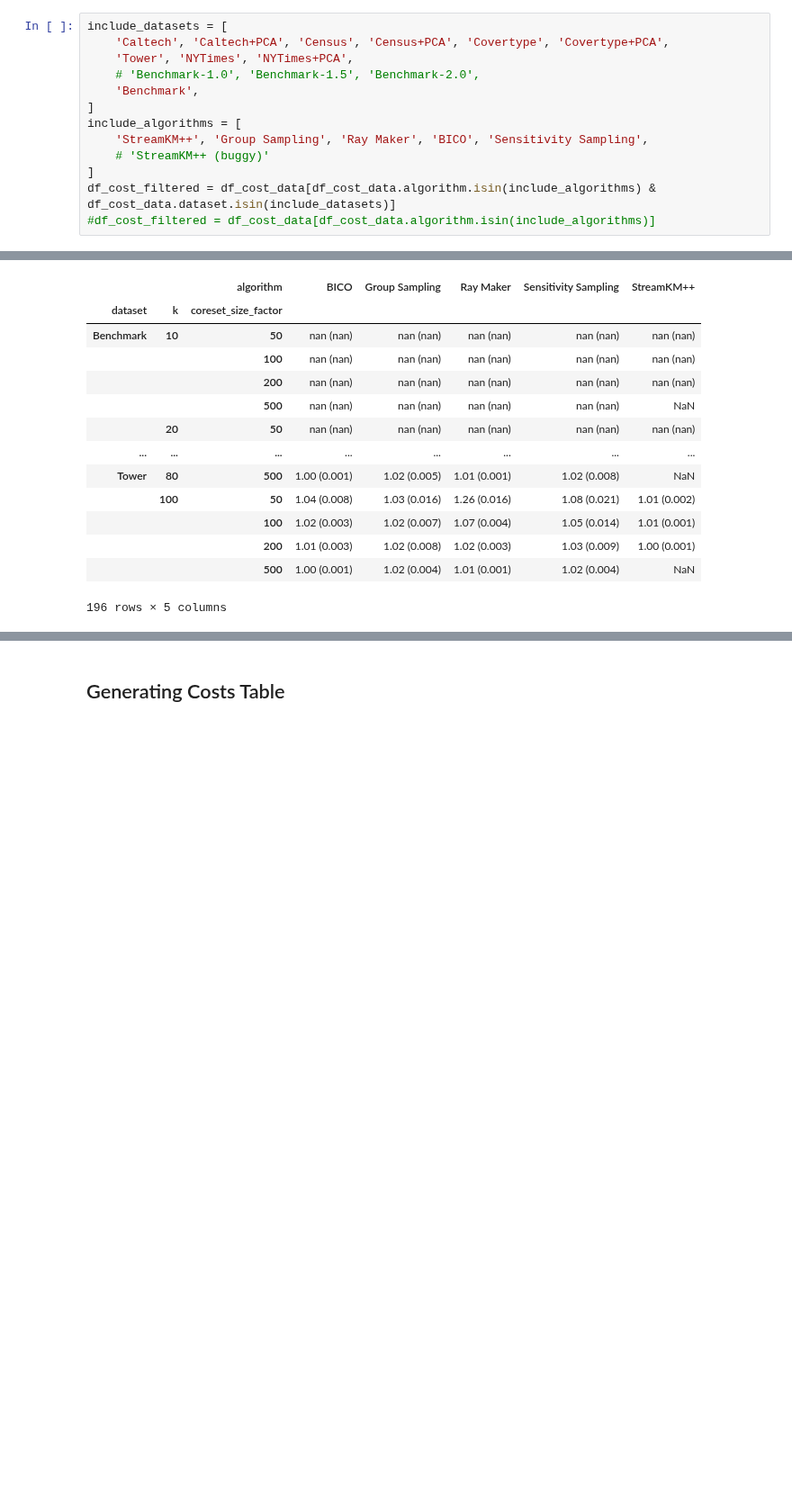
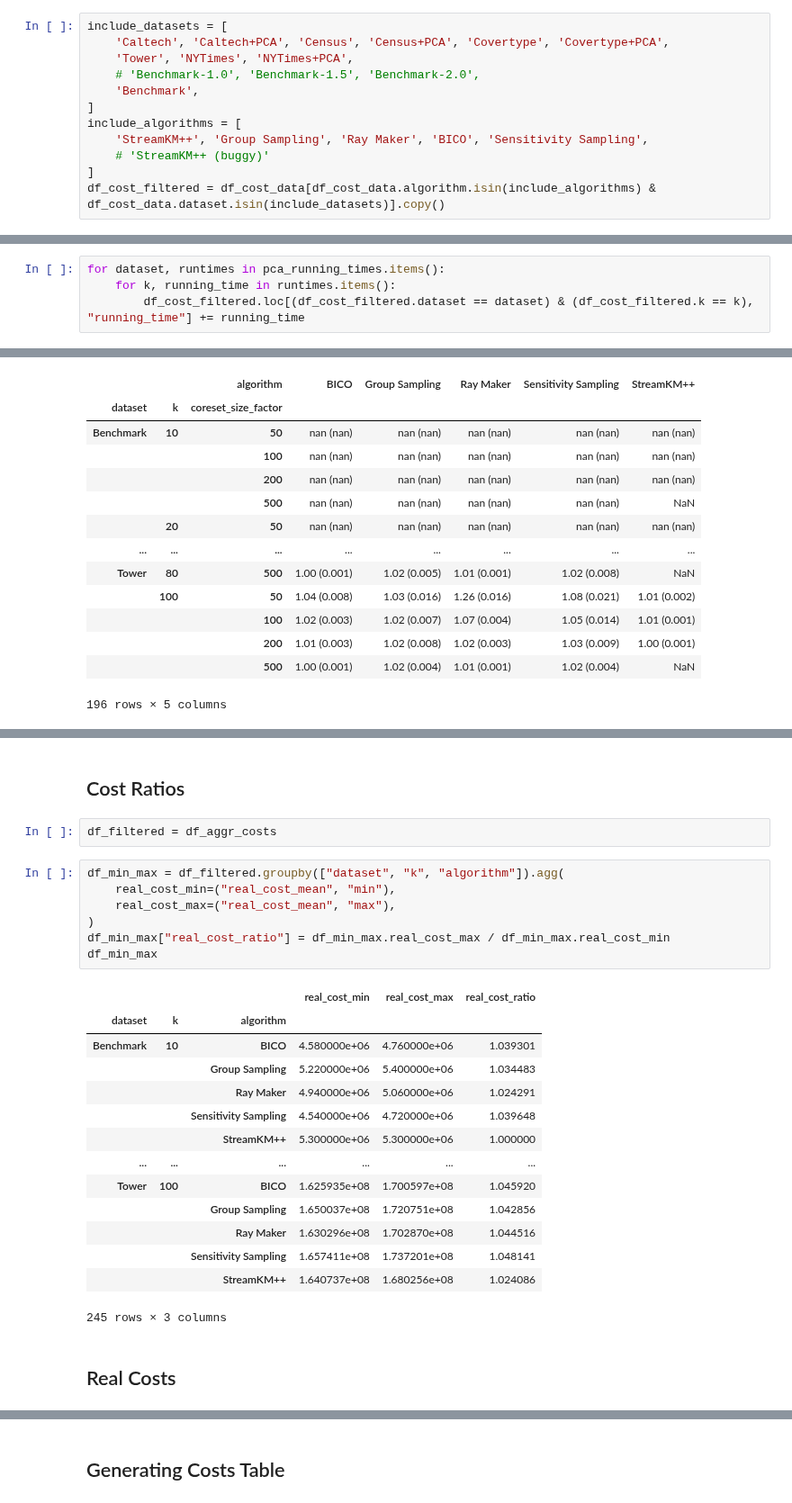
Before and after one commit to sheikhomar/coresets-bench, a Jupyter notebook: pynb/27-updated-results.ipynb, the cells around one changed output, grey strips where cells are left out. Shown at 90% size. Drawn from its saved outputs; the diff is of its cells as text; blank space fills up the shorter version.

```diff
--- a/pynb/27-updated-results.ipynb
+++ b/pynb/27-updated-results.ipynb
@@ -221,5 +221,4 @@ include_algorithms = [
     'StreamKM++', 'Group Sampling', 'Ray Maker', 'BICO', 'Sensitivity Sampling',
     # 'StreamKM++ (buggy)'
 ]
-df_cost_filtered = df_cost_data[df_cost_data.algorithm.isin(include_algorithms) & df_cost_data.dataset.isin(include_datasets)]
-#df_cost_filtered = df_cost_data[df_cost_data.algorithm.isin(include_algorithms)]
+df_cost_filtered = df_cost_data[df_cost_data.algorithm.isin(include_algorithms) & df_cost_data.dataset.isin(include_datasets)].copy()
@@ -226,3 +267,7 @@ df_cost_filtered = df_cost_data[df_cost_data.algorithm.isin(include_algorithms)
+# %%
+for dataset, runtimes in pca_running_times.items():
+    for k, running_time in runtimes.items():
+        df_cost_filtered.loc[(df_cost_filtered.dataset == dataset) & (df_cost_filtered.k == k), "running_time"] += running_time
 # %%
 df_aggr_costs = aggregate_costs(df_cost_filtered)
 # %%
@@ -365,0 +468,28 @@ df_results_table
+# %% [markdown]
+## Cost Ratios
+# %%
+df_filtered = df_aggr_costs
+# %%
+df_min_max = df_filtered.groupby(["dataset", "k", "algorithm"]).agg(
+    real_cost_min=("real_cost_mean", "min"),
+    real_cost_max=("real_cost_mean", "max"),
+)
+df_min_max["real_cost_ratio"] = df_min_max.real_cost_max / df_min_max.real_cost_min
+df_min_max
+# %% [output]
+|  |  |  | real_cost_min | real_cost_max | real_cost_ratio |
+| dataset | k | algorithm |  |  |  |
+| Benchmark | 10 | BICO | 4.580000e+06 | 4.760000e+06 | 1.039301 |
+|  |  | Group Sampling | 5.220000e+06 | 5.400000e+06 | 1.034483 |
+|  |  | Ray Maker | 4.940000e+06 | 5.060000e+06 | 1.024291 |
+|  |  | Sensitivity Sampling | 4.540000e+06 | 4.720000e+06 | 1.039648 |
+|  |  | StreamKM++ | 5.300000e+06 | 5.300000e+06 | 1.000000 |
+| ... | ... | ... | ... | ... | ... |
+| Tower | 100 | BICO | 1.625935e+08 | 1.700597e+08 | 1.045920 |
+|  |  | Group Sampling | 1.650037e+08 | 1.720751e+08 | 1.042856 |
+|  |  | Ray Maker | 1.630296e+08 | 1.702870e+08 | 1.044516 |
+|  |  | Sensitivity Sampling | 1.657411e+08 | 1.737201e+08 | 1.048141 |
+|  |  | StreamKM++ | 1.640737e+08 | 1.680256e+08 | 1.024086 |
+245 rows × 3 columns
+# %% [markdown]
+## Real Costs
```
Also changed, not shown: parts of 14 cells of this notebook.
